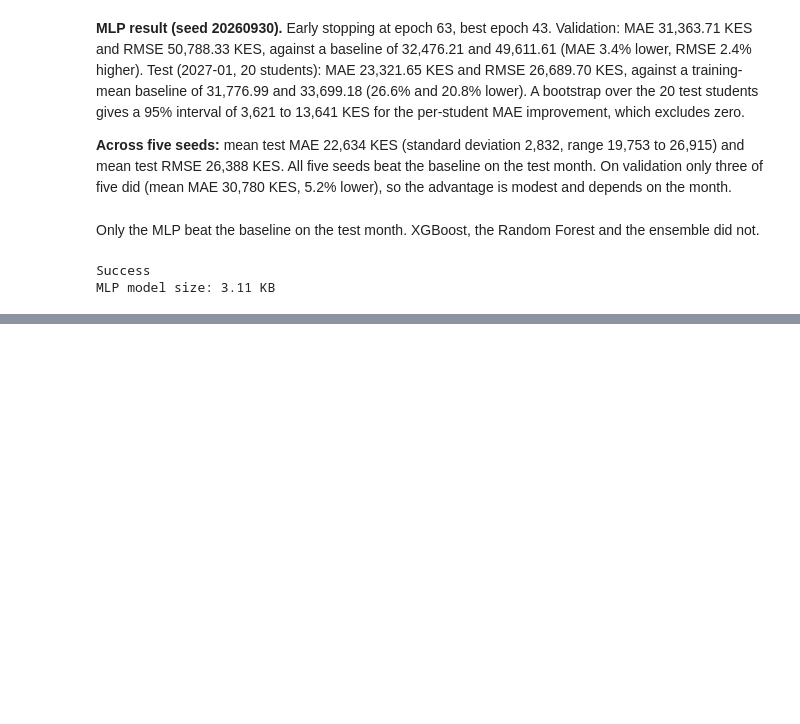
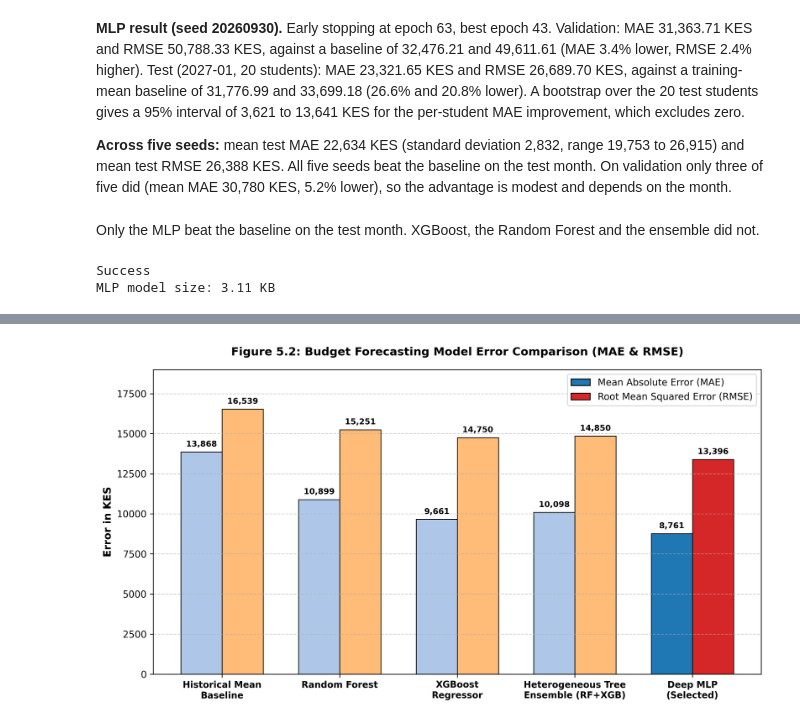
Before and after one commit to Jimmy-szn/dependants-costs, a Jupyter notebook: notebooks/aml.ipynb, the cells around one changed output, grey strips where cells are left out. Saved outputs shown, nothing was run; the diff lists cells and outputs as text; code cells hidden in the pictures; blank space fills up the shorter version.

Commit message:
Feat: Include diagram for budget forecasting evaluation summary

```diff
--- a/notebooks/aml.ipynb
+++ b/notebooks/aml.ipynb
@@ -1450,3 +1450,61 @@ else:
 # %% [output]
 Success
 MLP model size: 3.11 KB
+# %%
+import matplotlib.pyplot as plt
+import numpy as np
+from google.colab import files
+
+fig, ax = plt.subplots(figsize=(10, 5.5), dpi=300)
+
+models = [
+    'Historical Mean\nBaseline',
+    'Random Forest',
+    'XGBoost\nRegressor',
+    'Heterogeneous Tree\nEnsemble (RF+XGB)',
+    'Deep MLP\n(Selected)'
+]
+
+mae_vals = [13868.31, 10899.33, 9661.12, 10098.00, 8761.62]
+rmse_vals = [16539.24, 15251.55, 14750.84, 14850.00, 13396.79]
+
+x = np.arange(len(models))
+width = 0.35
+
+mae_colors = ['#aec7e8', '#aec7e8', '#aec7e8', '#aec7e8', '#1f77b4']
+rmse_colors = ['#ffbb78', '#ffbb78', '#ffbb78', '#ffbb78', '#d62728']
+
+rects1 = ax.bar(x - width/2, mae_vals, width, label='MAE (KES)', color=mae_colors, edgecolor='black', linewidth=0.8)
+rects2 = ax.bar(x + width/2, rmse_vals, width, label='RMSE (KES)', color=rmse_colors, edgecolor='black', linewidth=0.8)
+
+# Add value labels
+for rect in rects1:
+    h = rect.get_height()
+    ax.annotate(f'{int(h):,}', xy=(rect.get_x() + rect.get_width()/2, h), xytext=(0, 4),
+                textcoords="offset points", ha='center', va='bottom', fontsize=8.5, fontweight='bold')
+
+for rect in rects2:
+    h = rect.get_height()
+    ax.annotate(f'{int(h):,}', xy=(rect.get_x() + rect.get_width()/2, h), xytext=(0, 4),
+                textcoords="offset points", ha='center', va='bottom', fontsize=8.5, fontweight='bold')
+
+ax.set_ylabel('Error in KES', fontsize=11, fontweight='bold')
+ax.set_title('Figure 5.2: Budget Forecasting Model Error Comparison (MAE & RMSE)', fontsize=12, fontweight='bold', pad=15)
+ax.set_xticks(x)
+ax.set_xticklabels(models, fontsize=9.5, fontweight='bold')
+ax.set_ylim(0, 19000)
+
+# Custom legend
+custom_lines = [
+    plt.Rectangle((0,0),1,1, color='#1f77b4', ec='k'),
+    plt.Rectangle((0,0),1,1, color='#d62728', ec='k')
+]
+ax.legend(custom_lines, ['Mean Absolute Error (MAE)', 'Root Mean Squared Error (RMSE)'],
+          frameon=True, facecolor='white', loc='upper right', fontsize=10)
+ax.grid(axis='y', linestyle='--', alpha=0.6)
+
+plt.tight_layout()
+plt.savefig('figure_5_2_budget_forecasting_mae_rmse.png', dpi=300)
+files.download('figure_5_2_budget_forecasting_mae_rmse.png')
+plt.show()
+# %% [output]
@@ -1452,0 +1513 @@ MLP model size: 3.11 KB
+[figure, added]
```
Also changed, not shown: parts of 1 cell of this notebook.
